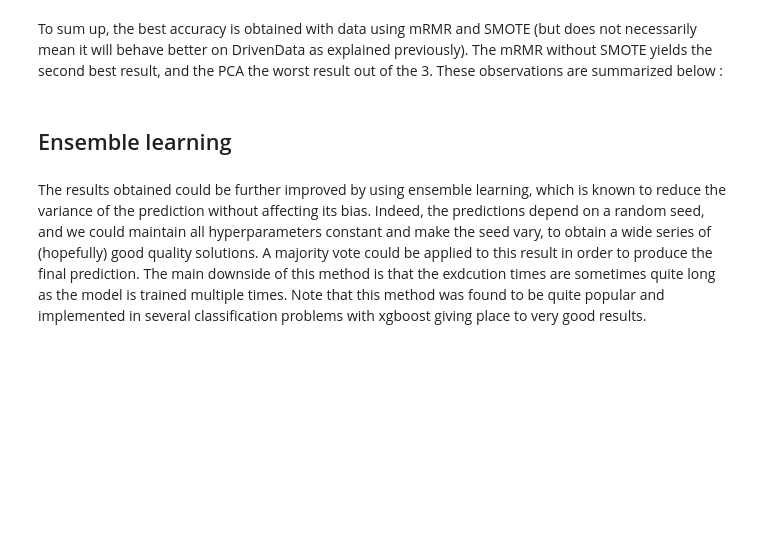
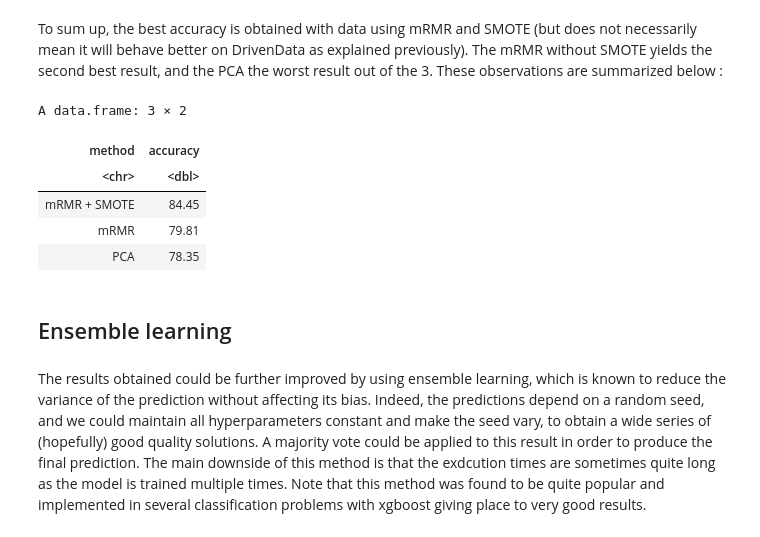
Before and after one commit to miromatagne/Driven-Data-Competition, a Jupyter notebook: ReportTemplate.ipynb, the cells around one changed output. Saved outputs shown, nothing was run; the diff lists cells and outputs as text; code cells hidden in the pictures; blank space fills up the shorter version.

```diff
--- a/ReportTemplate.ipynb
+++ b/ReportTemplate.ipynb
@@ -2733,8 +2747,15 @@ Balanced Accuracy      0.8061  0.72587   0.8270
 To sum up, the best accuracy is obtained with data using mRMR and SMOTE (but does not necessarily mean it will behave better on DrivenData as explained previously). The mRMR without SMOTE yields the second best result, and the PCA the worst result out of the 3. These observations are summarized below :
 # %%
 accuracies <- c(84.45,79.81,78.35)
-preprocessing_methods <- ("mRMR + SMOTE","mRMR","PCA")
+preprocessing_methods <- c("mRMR + SMOTE","mRMR","PCA")
 data.frame(method=preprocessing_methods,accuracy=accuracies)
+# %% [output]
+A data.frame: 3 × 2
+| method | accuracy |
+| <chr> | <dbl> |
+| mRMR + SMOTE | 84.45 |
+| mRMR | 79.81 |
+| PCA | 78.35 |
 # %% [markdown]
 ## Ensemble learning
 # %% [markdown]
```
Also changed, not shown: parts of 20 cells of this notebook, 1 other file.
